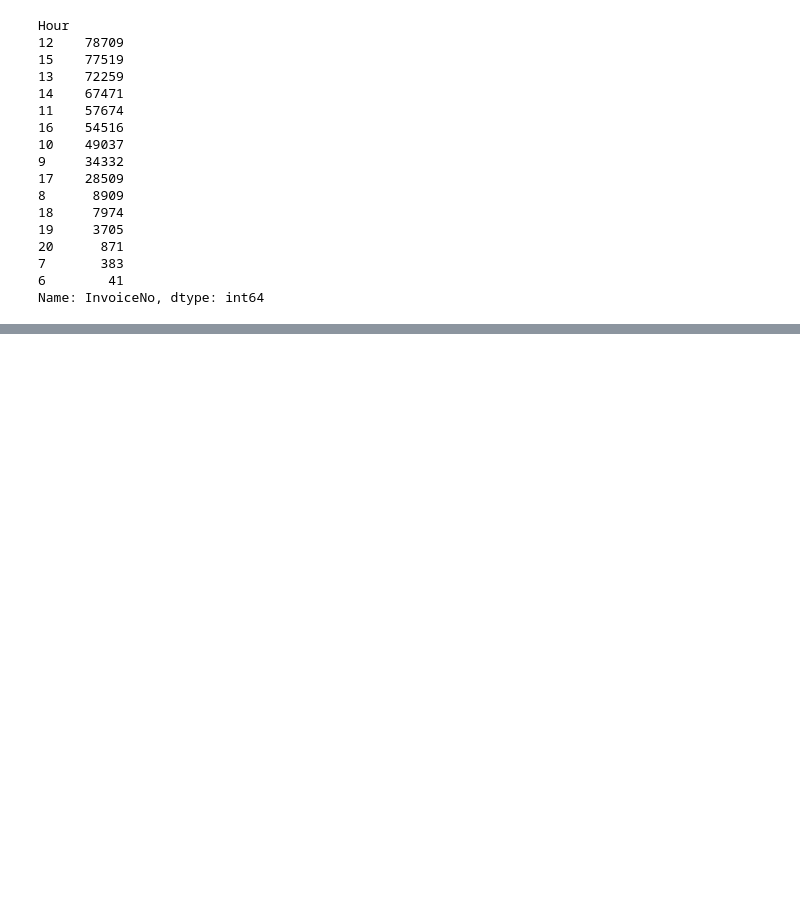
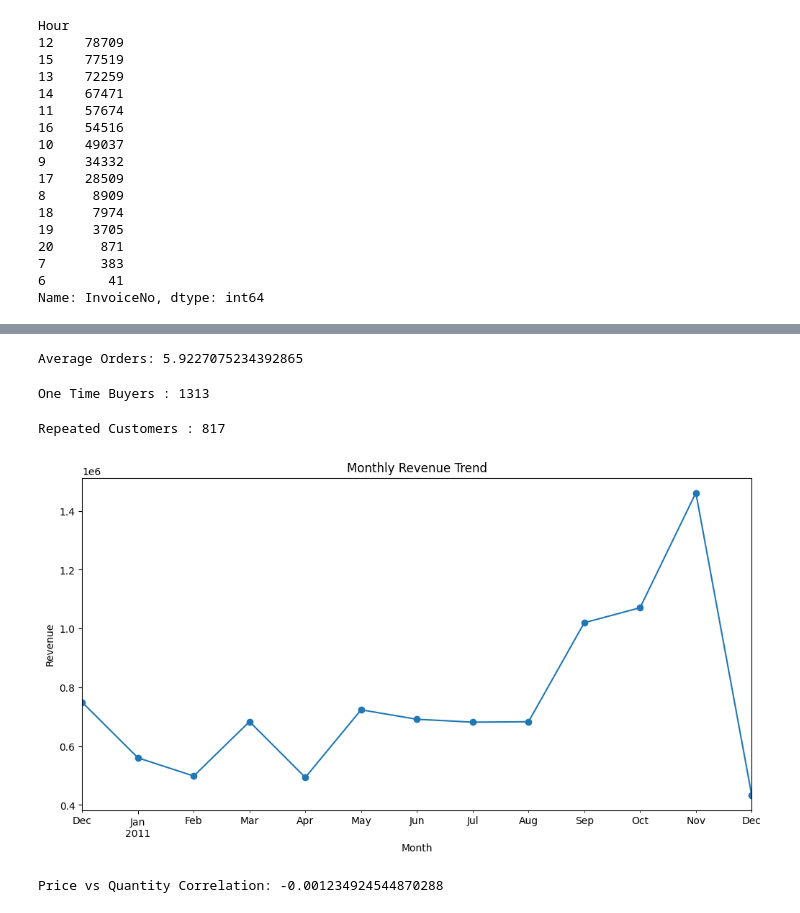
Before and after one commit to amritanshu1968-wq/data-implementation, a Jupyter notebook: Retail_Analysis.ipynb, the cells around one changed output, grey strips where cells are left out. Drawn from its saved outputs; the diff is of its cells as text; code cells hidden in the pictures; blank space fills up the shorter version.

Commit message:
Customers Analysis

```diff
--- a/Retail_Analysis.ipynb
+++ b/Retail_Analysis.ipynb
@@ -384,0 +406,51 @@ Name: InvoiceNo, dtype: int64
+# %%
+#Average orders per customers
+order= (
+    df.groupby("CustomerID")["InvoiceNo"]
+    .nunique()
+)
+print("Average Orders:", order.mean())
+# %% [output]
+Average Orders: 5.9227075234392865
+# %%
+#one time buyers
+one_time_buyers = (
+    df.groupby("CustomerID")["InvoiceNo"]
+    .nunique()
+    .value_counts()
+    .get(1, 0)
+)
+print("One Time Buyers :", one_time_buyers)
+# %% [output]
+One Time Buyers : 1313
+# %%
+#Repeat customers %
+repeated_customers = (
+    df.groupby("CustomerID")["InvoiceNo"]
+    .nunique()
+    .value_counts()
+    .get(2, 0)
+)
+print("Repeated Customers :", repeated_customers)
+# %% [output]
+Repeated Customers : 817
+# %%
+#adavanced analysis
+#monthly revenue trend
+monthly_revenue = (
+    df.groupby(df["InvoiceDate"].dt.to_period("M"))["Sales"]
+    .sum()
+)
+monthly_revenue.plot(marker="o", figsize=(12,6))
+plt.title("Monthly Revenue Trend")
+plt.xlabel("Month")
+plt.ylabel("Revenue")
+plt.show()
+# %% [output]
+[figure, added]
+# %%
+#price vs quantity correlation
+corr = np.corrcoef(df["UnitPrice"], df["Quantity"])[0, 1]
+print("Price vs Quantity Correlation:", corr)
+# %% [output]
+Price vs Quantity Correlation: -0.001234924544870288
```
Also changed, not shown: parts of 3 cells of this notebook.
